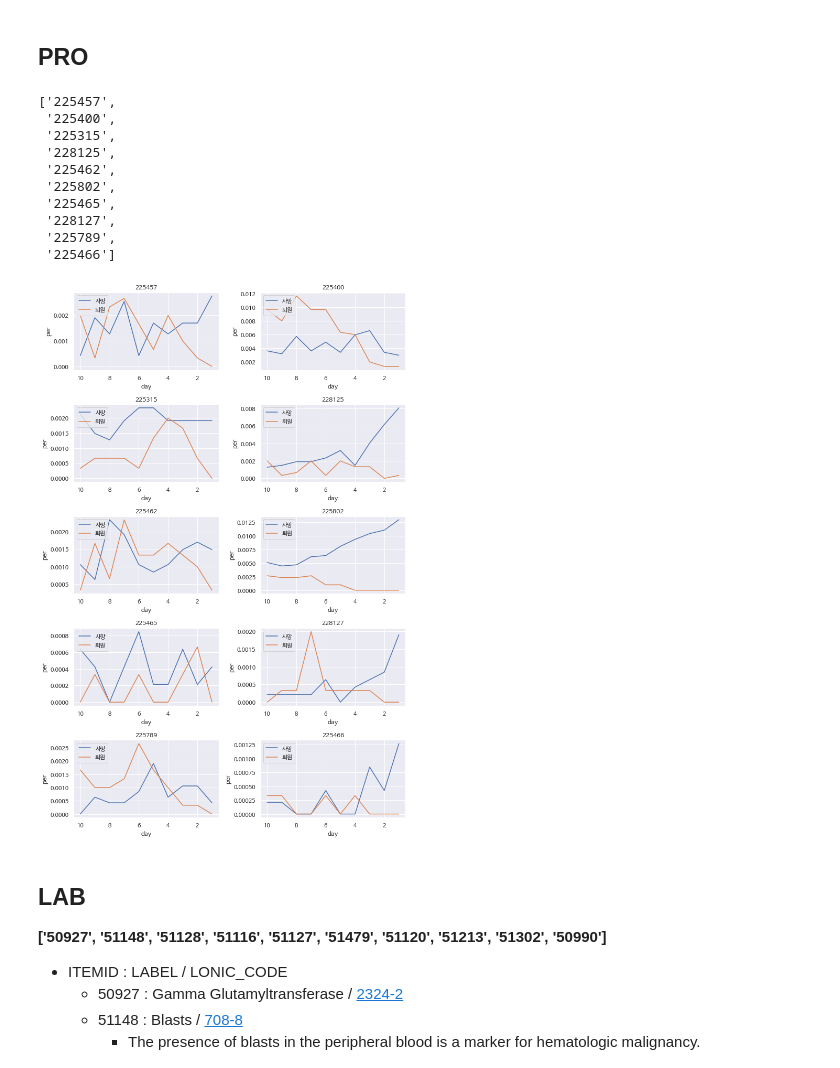
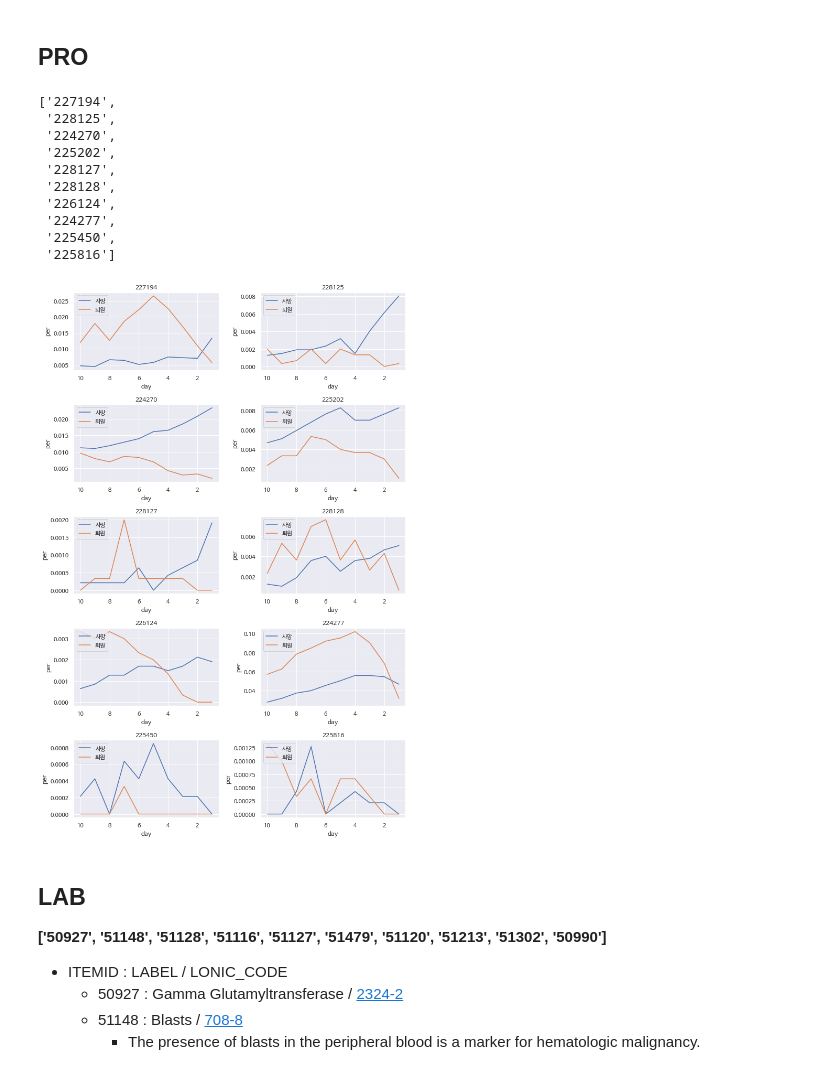
Before and after one commit to suhyun-guri/DSML_Research, a Jupyter notebook: 07-3. Visualization.ipynb, the cells around one changed output. Saved outputs shown, nothing was run; the diff lists cells and outputs as text; code cells hidden in the pictures.

Commit message:
Change COLS, model path

```diff
--- a/07-3. Visualization.ipynb
+++ b/07-3. Visualization.ipynb
@@ -32,8 +32,7 @@ sns.set(font="NanumBarunGothic",
 # %%
 path = '/project/guri/'
 X = np.load('/project/LSH/x_(7727,10,4068).npy')
-y = np.load('/project/LSH/y_(7727,1).npy')
 # 컬럼이름 로드
-COLS = list(pd.read_csv(path + 'data/data2d_forposter.csv').columns)
+COLS = list(pd.read_csv('/project/LSH/total_data_7727.csv')['ITEMID'].sort_values().unique())
 #Reverse FI
-fi = pd.read_csv(path + 'Restart/data/reverse_FI.csv')
+fi = pd.read_csv(path + 'Restart/data/reverse_FI2.csv')
@@ -65,8 +107,8 @@ for d in range(10):
         result.append({'cols':COLS[f], 'day':10-d,'per':d_sum})
         result_s.append({'cols':COLS[f], 'day':10-d,'per':s_sum})
 # %%
-d_df = pd.DataFrame(result).sort_values(['cols','day'], ascending=[True, False]).reset_index(drop=True)
-s_df = pd.DataFrame(result_s).sort_values(['cols','day'], ascending=[True, False]).reset_index(drop=True)
+d_df = pd.DataFrame(result).sort_values(['cols','day']).reset_index(drop=True)
+s_df = pd.DataFrame(result_s).sort_values(['cols','day']).reset_index(drop=True)
 d_df.shape, s_df.shape
 # %% [output]
 ((40680, 3), (40680, 3))
@@ -108,8 +134,8 @@ plt.figure(figsize=(10,15))
 for i, f in enumerate(top_fi):
     plt.subplot(5,2,1+i)
     plt.title(f)
-    ax = sns.lineplot(x = 'day', y='per', data = d_df[d_df['cols']==f], label='사망')
-    ax = sns.lineplot(x = 'day', y='per', data = s_df[s_df['cols']==f], label='퇴원')
+    ax = sns.lineplot(x = 'day', y='per', data = d_df[d_df['cols']==int(f)], label='사망')
+    ax = sns.lineplot(x = 'day', y='per', data = s_df[s_df['cols']==int(f)], label='퇴원')
     ax.invert_xaxis()
     ax.legend(loc='upper left')
 plt.tight_layout()
@@ -166,8 +208,8 @@ plt.figure(figsize=(10,15))
 for i, f in enumerate(pre_top10):
     plt.subplot(5,2,1+i)
     plt.title(f)
-    ax = sns.lineplot(data = d_df[d_df['cols']==f], x = 'day', y='per', label='사망')
-    ax = sns.lineplot(data = s_df[s_df['cols']==f], x = 'day', y='per', label='퇴원')
+    ax = sns.lineplot(data = d_df[d_df['cols']==int(f)], x = 'day', y='per', label='사망')
+    ax = sns.lineplot(data = s_df[s_df['cols']==int(f)], x = 'day', y='per', label='퇴원')
     ax.invert_xaxis()
     ax.legend(loc='upper left')
 plt.tight_layout()
@@ -179,28 +221,28 @@ plt.tight_layout()
 pro_top10 = fi_type[fi_type['Type']=='PRO'][:10].feature.to_list()
 pro_top10
 # %% [output]
-['225457',
- '225400',
- '225315',
+['227194',
  '228125',
- '225462',
- '225802',
- '225465',
+ '224270',
+ '225202',
  '228127',
- '225789',
- '225466']
+ '228128',
+ '226124',
+ '224277',
+ '225450',
+ '225816']
 # %%
 plt.figure(figsize=(10,15))
 for i, f in enumerate(pro_top10):
     plt.subplot(5,2,1+i)
     plt.title(f)
-    ax = sns.lineplot(data = d_df[d_df['cols']==f], x = 'day', y='per', label='사망')
-    ax = sns.lineplot(data = s_df[s_df['cols']==f], x = 'day', y='per', label='퇴원')
+    ax = sns.lineplot(data = d_df[d_df['cols']==int(f)], x = 'day', y='per', label='사망')
+    ax = sns.lineplot(data = s_df[s_df['cols']==int(f)], x = 'day', y='per', label='퇴원')
     ax.invert_xaxis()
     ax.legend(loc='upper left')
 plt.tight_layout()
 # %% [output]
-[figure, old version]
+[figure, new version]
 # %% [markdown]
 ## LAB
 **['50927', '51148', '51128', '51116', '51127', '51479', '51120', '51213', '51302', '50990']**
```
Also changed, not shown: parts of 14 cells of this notebook.
